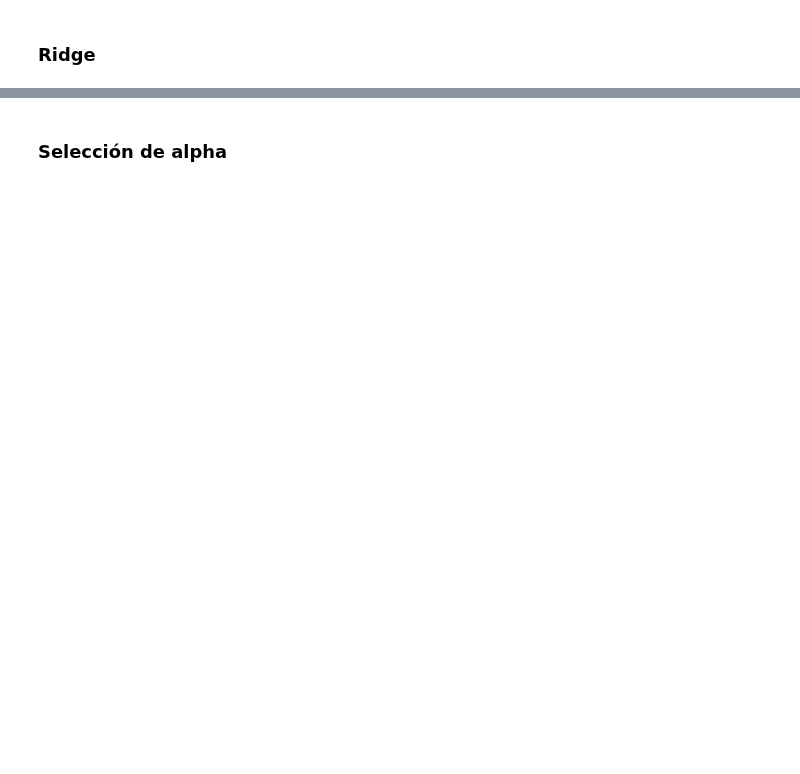
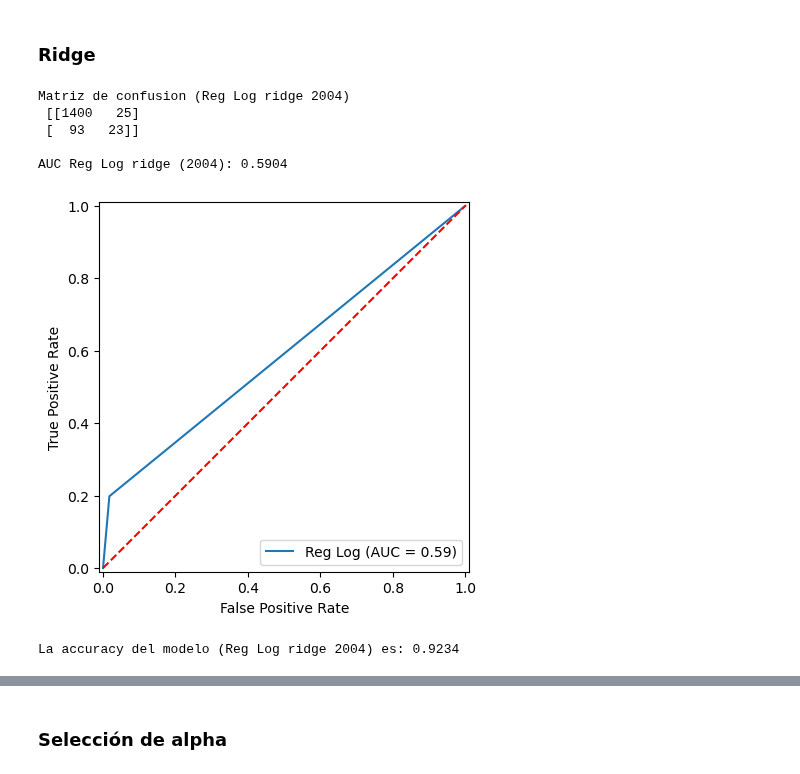
Before and after one commit to maggiecobb/CC408-T1-5, a Jupyter notebook: TP 4/TP 4.ipynb, the cells around one changed output, grey strips where cells are left out. Saved outputs shown, nothing was run; the diff lists cells and outputs as text; code cells hidden in the pictures; blank space fills up the shorter version.

```diff
--- a/TP 4/TP 4.ipynb
+++ b/TP 4/TP 4.ipynb
@@ -1069,27 +1071,35 @@ y_pred_log24_ridge = log24_ridge.predict(x_test_24)
 # %%
 #### Medidas de precision Regresion logistica ridge para 2004
 #Matriz de confusion
 conflog04_ridge = confusion_matrix(y_test_04, y_pred_log04_ridge)
 print("Matriz de confusion (Reg Log ridge 2004)\n", conflog04_ridge)
 
 #AUC
 auc_log04_ridge = roc_auc_score(y_test_04, y_pred_log04_ridge)
 print('\nAUC Reg Log ridge (2004): %.4f' %auc_log04_ridge)
 
 #Curva ROC
 fpr, tpr, thresholds = roc_curve(y_test_04, y_pred_log04_ridge)
 display = RocCurveDisplay(fpr=fpr, tpr=tpr, roc_auc=auc_log04_ridge, estimator_name='Reg Log')
 display.plot()
 plt.plot([0, 1], [0, 1], color='red', linestyle='--')
 plt.show()
 
-#MSE
-ecm_a1_r04 = mean_squared_error(y_test_04, y_pred_log04_ridge)
-print("Error cuadrático medio:", ecm_a1_r04)
+# #MSE
+# ecm_a1_r04 = mean_squared_error(y_test_04, y_pred_log04_ridge)
+# print("Error cuadrático medio:", ecm_a1_r04)
 
 #Accuracy
 accuracy_log04_ridge = accuracy_score(y_test_04, y_pred_log04_ridge)
 print("La accuracy del modelo (Reg Log ridge 2004) es: %.4f" %accuracy_log04_ridge)
+# %% [output]
+Matriz de confusion (Reg Log ridge 2004)
+ [[1400   25]
+ [  93   23]]
+
+AUC Reg Log ridge (2004): 0.5904
+[figure, added]
+La accuracy del modelo (Reg Log ridge 2004) es: 0.9234
 # %%
 #### Medidas de precision Regresion logistica ridge para 2024
 #Matriz de confusion
```
Also changed, not shown: parts of 15 cells of this notebook.
